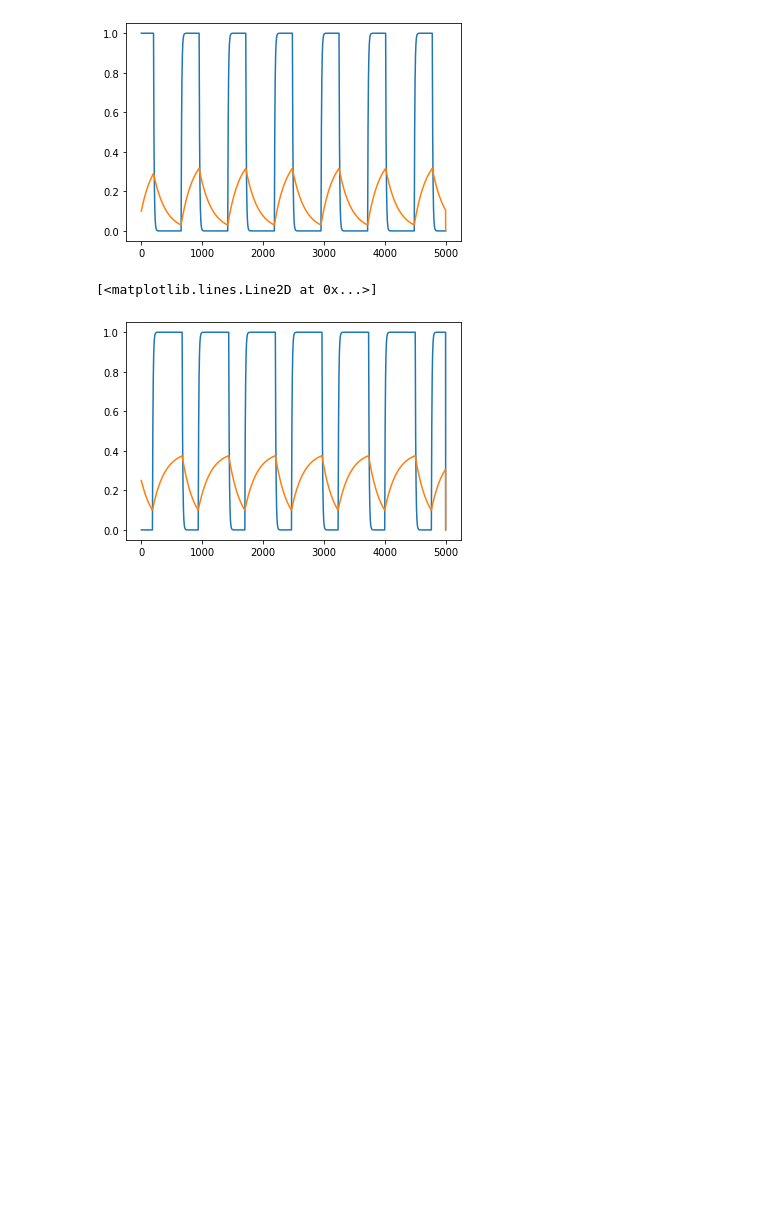
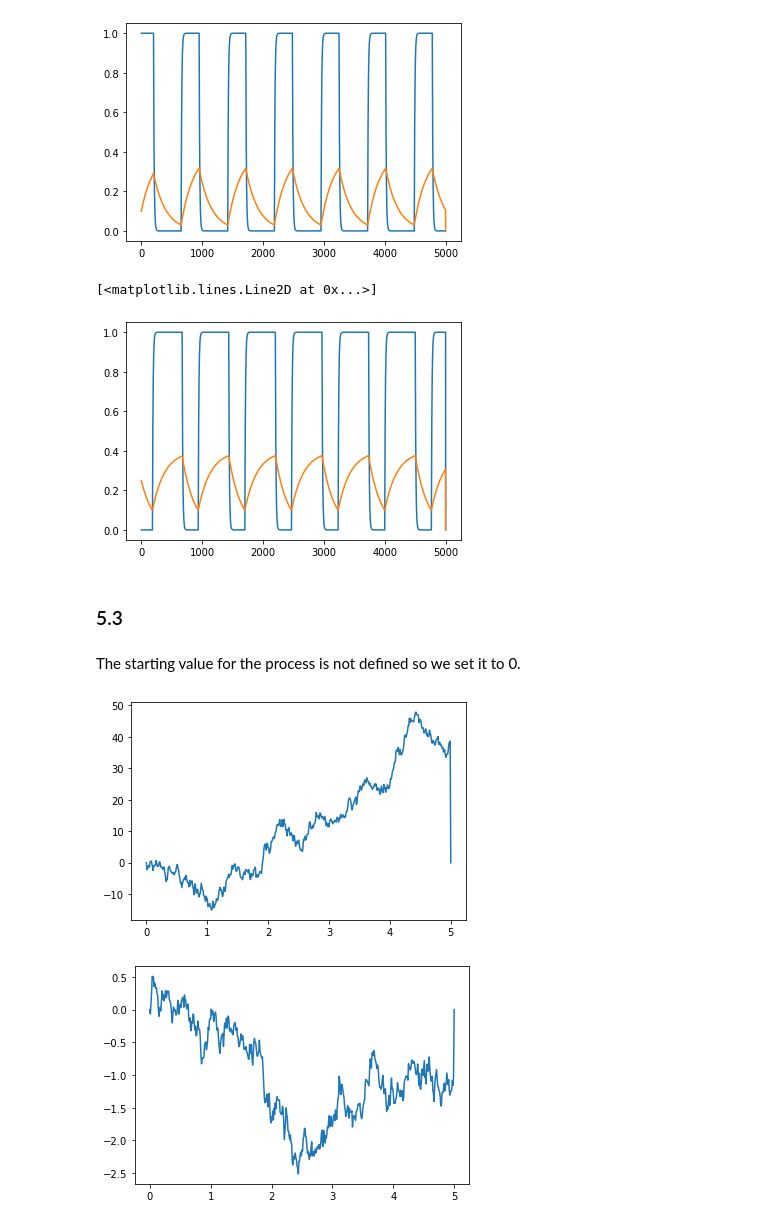
Before and after one commit to DorotheaMueller/mhbf, a Jupyter notebook: ex_5_budding_mueller.ipynb, the cells around one changed output. Cells and saved outputs as stored; diff of their text form; code cells hidden in the pictures; blank space fills up the shorter version.

```diff
--- a/ex_5_budding_mueller.ipynb
+++ b/ex_5_budding_mueller.ipynb
@@ -72,6 +72,7 @@ It is a stochastic model.
 ### 2.
 # %%
 def euler_maruyama(ffun, gfun, x0, t, **args):
+    """Euler Maruyama method for stochastic differential equations. x0 must be a list."""
     dts = np.diff(t).astype(float)
     res = np.zeros((len(t), len(x0)))
     res[0] = x0
@@ -80,7 +81,7 @@ def euler_maruyama(ffun, gfun, x0, t, **args):
         # Euler part.
         res[i] = np.multiply(ffun(res[i-1], t, **args), dts[i]) + res[i-1]
         # Stochastic part.
-        res[i] = res[i] + gfun(res[i-1]) * np.sqrt(dts[i]) * np.random.normal(0, 1, 1)
+        res[i] = res[i] + gfun(res[i-1], t, **args) * np.sqrt(dts[i]) * np.random.normal(0, 1, 1)
     return res
 # %%
 # Testing method with previous function.
@@ -101,3 +102,21 @@ plt.plot(a[:, 3])
 # %% [output]
 [<matplotlib.lines.Line2D at 0x...>]
 [figure]
+# %% [markdown]
+### 5.3
+# %% [markdown]
+The starting value for the process is not defined so we set it to 0.
+# %%
+taus = [0.1, 1]
+t = np.linspace(0, 5, 5 * 100 + 1)
+
+ffun = lambda x, t, **args : 0
+gfun = lambda x, t, **args : 1/tau
+
+for tau in taus:
+    res = euler_maruyama(ffun, gfun, [0], t)
+    plt.plot(t, res)
+    plt.show()
+# %% [output]
+[figure, added]
+[figure, added]
```
Also changed, not shown: parts of 3 cells of this notebook.
